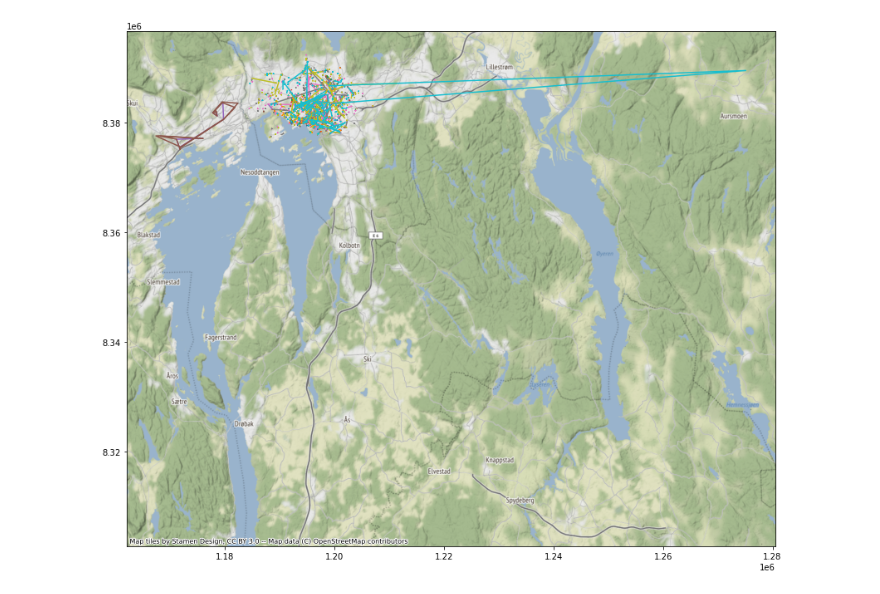
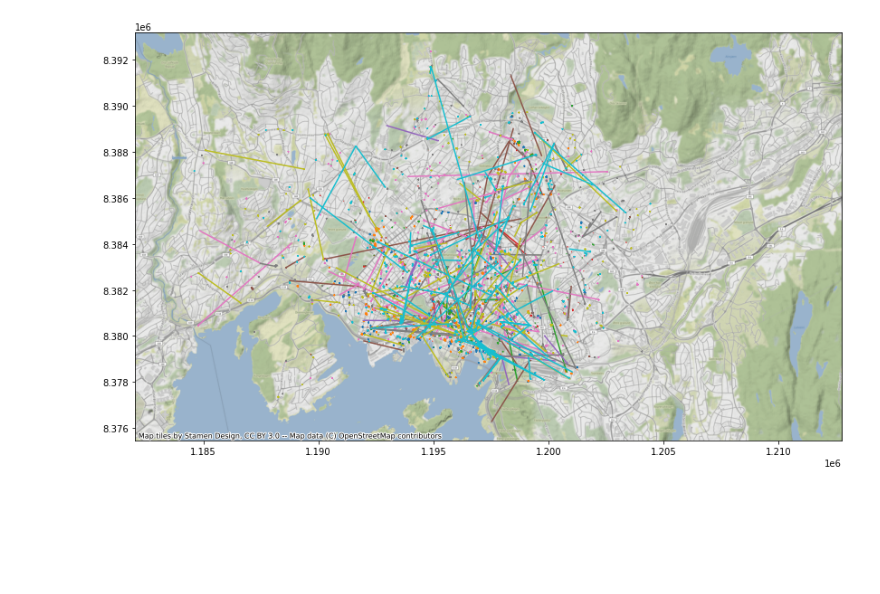
Before and after one commit to gimse/biketracker, a Jupyter notebook: location-data-cleaner/find_trips.ipynb, the cells around one changed output. Saved outputs shown, nothing was run; the diff lists cells and outputs as text; code cells hidden in the pictures; blank space fills up the shorter version.

Commit message:
working "bike" heatmap on road

```diff
--- a/location-data-cleaner/find_trips.ipynb
+++ b/location-data-cleaner/find_trips.ipynb
@@ -70,5 +55,9 @@ bike_locations['id'].value_counts()[:n].index.tolist()
 # %%
 #inspired by: https://pygis.io/docs/e_new_vectors.html
 lines = bike_locations.to_crs(epsg=3857).groupby(['id'])['geometry'].apply(lambda x:  LineString(x.tolist()))#LineString(x.tolist())
-lines.head()
+lines = gpd.GeoDataFrame(lines, geometry='geometry', crs="EPSG:3857")
+lines.reset_index(inplace=True)
+f, ax1 = plt.subplots(1, figsize=(14, 14))
+ax1=lines.plot(column='id',ax=ax1)
+cx.add_basemap(ax1)
 # %% [output]
@@ -82,9 +65,12 @@ Name: geometry, dtype: geometry
 # %%
-# store as a GeodataFrame and add 'ID' as a column (currently stored as the 'index')
-lines = gpd.GeoDataFrame(lines, geometry='geometry', crs="EPSG:3857")
-lines.reset_index(inplace=True)
+oslo=gpd.read_file('oslo_geojson/oslo.geojson',crs=4326)
+bike_locations_in_oslo = sjoin(bike_locations,oslo, how='left')
+bike_locations_in_oslo.dropna(subset = ["index_right"], inplace=True)
+lines_in_oslo = bike_locations_in_oslo.to_crs(epsg=3857).groupby(['id'])['geometry'].apply(lambda x:  LineString(x.tolist()))#LineString(x.tolist())
+lines_in_oslo = gpd.GeoDataFrame(lines_in_oslo, geometry='geometry', crs="EPSG:3857")
+lines_in_oslo.reset_index(inplace=True)
 f, ax1 = plt.subplots(1, figsize=(14, 14))
-ax1=lines.plot(column='id',ax=ax1)
+ax1=lines_in_oslo.plot(column='id',ax=ax1)
 cx.add_basemap(ax1)
 # %% [output]
-[figure, old version]
+[figure, new version]
```
Also changed, not shown: parts of 18 cells of this notebook, 3 other files.
